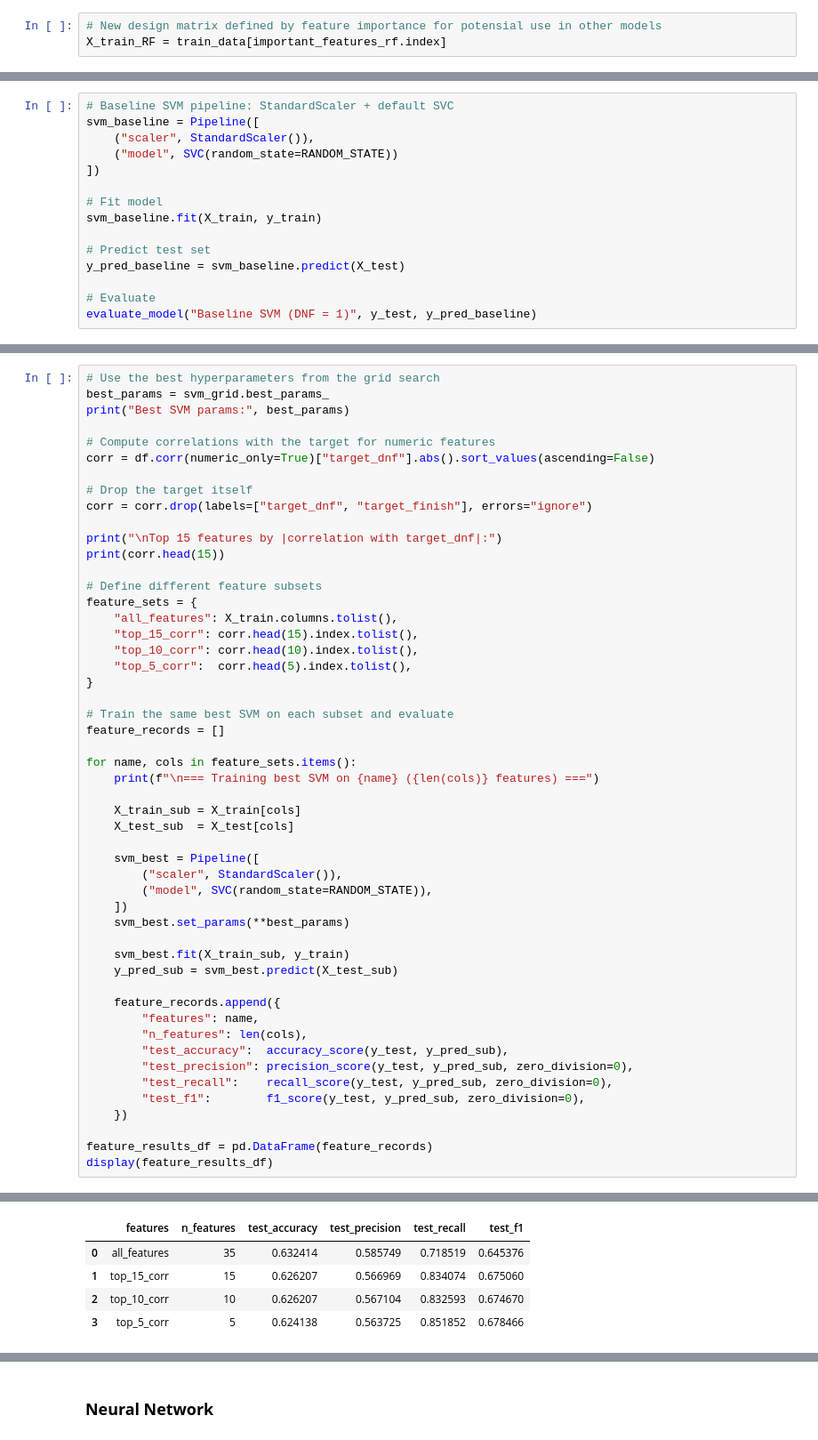
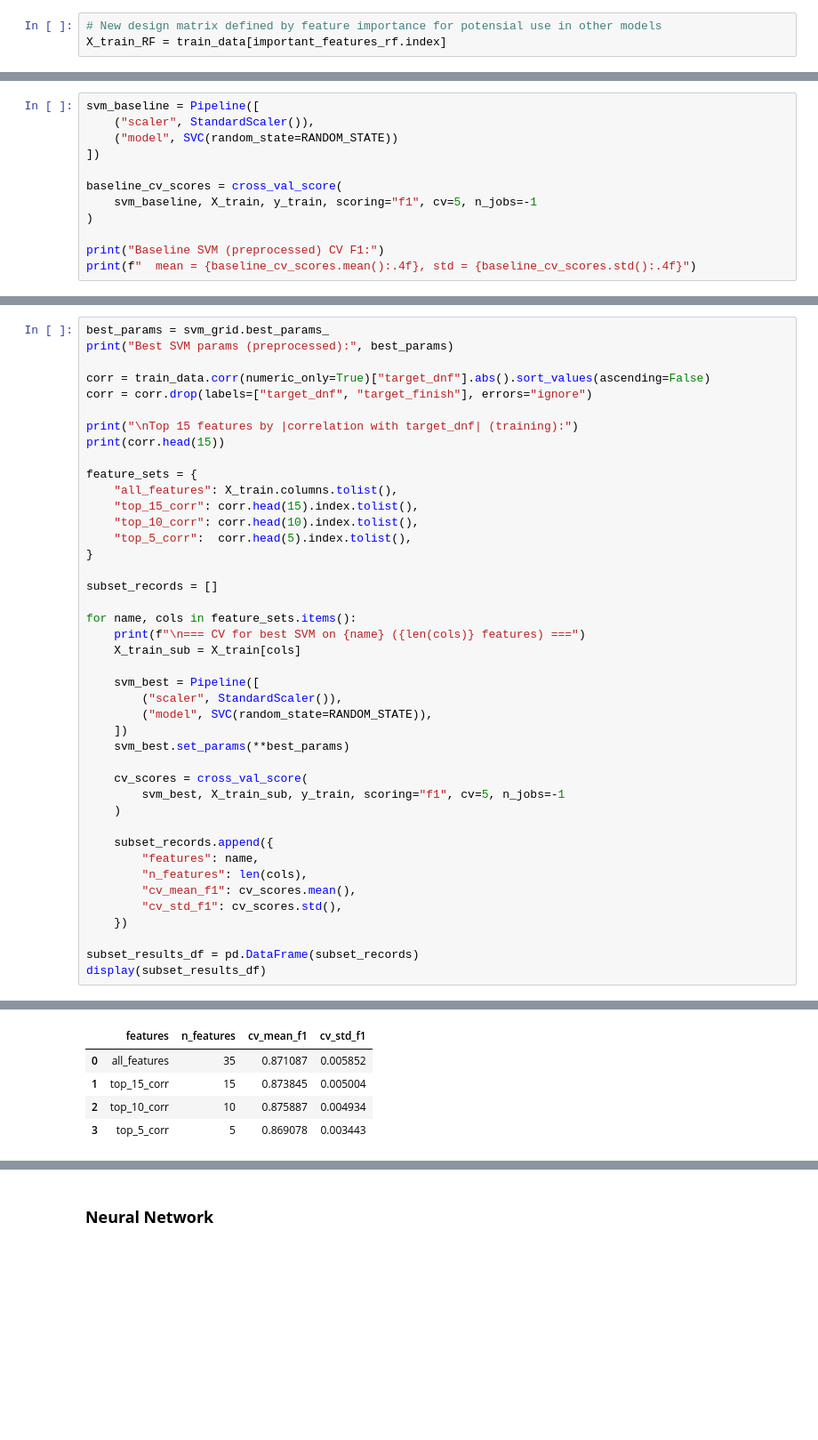
Before and after one commit to NilsHLund/f1-dnf-analysis, a Jupyter notebook: 41/code.ipynb, the cells around one changed output, grey strips where cells are left out. Shown: that part at 89% size. Saved outputs shown, nothing was run; the diff lists cells and outputs as text; blank space fills up the shorter version.

```diff
--- a/41/code.ipynb
+++ b/41/code.ipynb
@@ -701,16 +697,13 @@ We evaluate performance using Accuracy, Precision, Recall, and F1 (with DNF = 1
 # %%
-# Baseline SVM pipeline: StandardScaler + default SVC
 svm_baseline = Pipeline([
     ("scaler", StandardScaler()),
     ("model", SVC(random_state=RANDOM_STATE))
 ])
 
-# Fit model
-svm_baseline.fit(X_train, y_train)
+baseline_cv_scores = cross_val_score(
+    svm_baseline, X_train, y_train, scoring="f1", cv=5, n_jobs=-1
+)
 
-# Predict test set
-y_pred_baseline = svm_baseline.predict(X_test)
-
-# Evaluate
-evaluate_model("Baseline SVM (DNF = 1)", y_test, y_pred_baseline)
+print("Baseline SVM (preprocessed) CV F1:")
+print(f"  mean = {baseline_cv_scores.mean():.4f}, std = {baseline_cv_scores.std():.4f}")
 # %% [output]
@@ -870,18 +886,13 @@ For each feature set we:
 # %%
-# Use the best hyperparameters from the grid search
 best_params = svm_grid.best_params_
-print("Best SVM params:", best_params)
+print("Best SVM params (preprocessed):", best_params)
 
-# Compute correlations with the target for numeric features
-corr = df.corr(numeric_only=True)["target_dnf"].abs().sort_values(ascending=False)
-
-# Drop the target itself
+corr = train_data.corr(numeric_only=True)["target_dnf"].abs().sort_values(ascending=False)
 corr = corr.drop(labels=["target_dnf", "target_finish"], errors="ignore")
 
-print("\nTop 15 features by |correlation with target_dnf|:")
+print("\nTop 15 features by |correlation with target_dnf| (training):")
 print(corr.head(15))
 
-# Define different feature subsets
 feature_sets = {
     "all_features": X_train.columns.tolist(),
     "top_15_corr": corr.head(15).index.tolist(),
@@ -889,14 +900,11 @@ feature_sets = {
     "top_5_corr":  corr.head(5).index.tolist(),
 }
 
-# Train the same best SVM on each subset and evaluate
-feature_records = []
+subset_records = []
 
 for name, cols in feature_sets.items():
-    print(f"\n=== Training best SVM on {name} ({len(cols)} features) ===")
-
+    print(f"\n=== CV for best SVM on {name} ({len(cols)} features) ===")
     X_train_sub = X_train[cols]
-    X_test_sub  = X_test[cols]
 
     svm_best = Pipeline([
         ("scaler", StandardScaler()),
@@ -904,18 +912,17 @@ for name, cols in feature_sets.items():
     ])
     svm_best.set_params(**best_params)
 
-    svm_best.fit(X_train_sub, y_train)
-    y_pred_sub = svm_best.predict(X_test_sub)
+    cv_scores = cross_val_score(
+        svm_best, X_train_sub, y_train, scoring="f1", cv=5, n_jobs=-1
+    )
 
-    feature_records.append({
+    subset_records.append({
         "features": name,
         "n_features": len(cols),
-        "test_accuracy":  accuracy_score(y_test, y_pred_sub),
-        "test_precision": precision_score(y_test, y_pred_sub, zero_division=0),
-        "test_recall":    recall_score(y_test, y_pred_sub, zero_division=0),
-        "test_f1":        f1_score(y_test, y_pred_sub, zero_division=0),
+        "cv_mean_f1": cv_scores.mean(),
+        "cv_std_f1": cv_scores.std(),
     })
 
-feature_results_df = pd.DataFrame(feature_records)
-display(feature_results_df)
+subset_results_df = pd.DataFrame(subset_records)
+display(subset_results_df)
 # %% [output]
@@ -939,5 +946,5 @@ month_11                   0.059469
-|  | features | n_features | test_accuracy | test_precision | test_recall | test_f1 |
-| 0 | all_features | 35 | 0.632414 | 0.585749 | 0.718519 | 0.645376 |
-| 1 | top_15_corr | 15 | 0.626207 | 0.566969 | 0.834074 | 0.675060 |
-| 2 | top_10_corr | 10 | 0.626207 | 0.567104 | 0.832593 | 0.674670 |
-| 3 | top_5_corr | 5 | 0.624138 | 0.563725 | 0.851852 | 0.678466 |
+|  | features | n_features | cv_mean_f1 | cv_std_f1 |
+| 0 | all_features | 35 | 0.871087 | 0.005852 |
+| 1 | top_15_corr | 15 | 0.873845 | 0.005004 |
+| 2 | top_10_corr | 10 | 0.875887 | 0.004934 |
+| 3 | top_5_corr | 5 | 0.869078 | 0.003443 |
```
Also changed, not shown: parts of 25 cells of this notebook.
